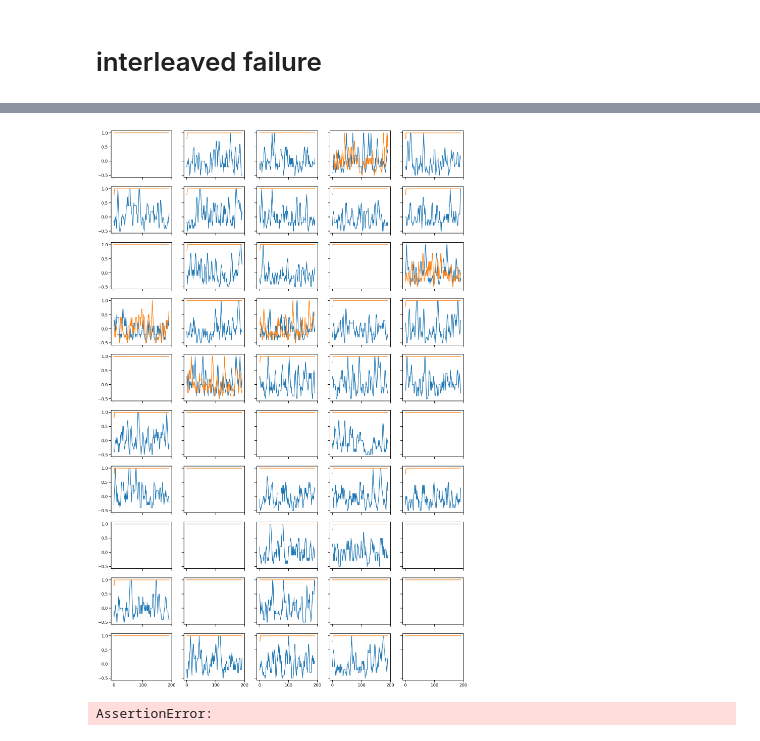
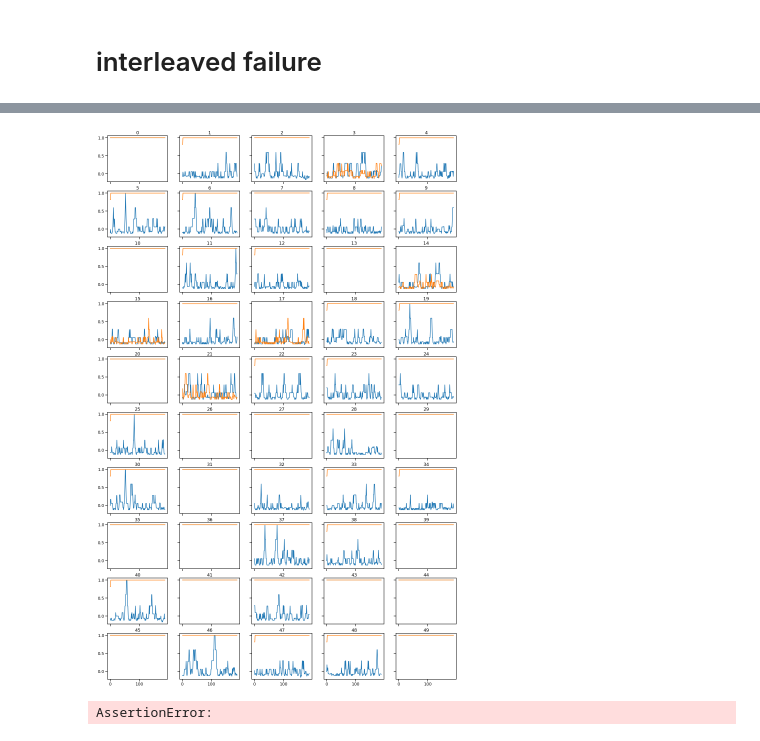
Before and after one commit to andrebeu/CSW, a Jupyter notebook: cswsem0621/single_model.ipynb, the cells around one changed output, grey strips where cells are left out. Cells and saved outputs as stored; diff of their text form; code cells hidden in the pictures.

```diff
--- a/cswsem0621/single_model.ipynb
+++ b/cswsem0621/single_model.ipynb
@@ -217,7 +217,7 @@ good LC2 N=16, good LC3 N=25, good LC 2&3 N=16
 ## manual inspect inference
 curr = 1
 for seed in range(20):
-  print('seed%i, LC2=',%(seed))
+  print('seed=%i, LC2=%s, LC3=%s'%(seed,goodLCI2[seed],goodLCI3[seed]))
   zt = exp_batch_data[curr][seed]['zt']
   st = exp_batch_data[curr][seed]['exp']
 
@@ -229,12 +229,10 @@ for seed in range(20):
           dtype='post')[curr][seed]
   xth = exp_batch_data[curr][seed]['xth'].argmax(-1)
 
-
-  for i in np.arange(83):
+  for t_ in np.arange(10):
 #   for i in np.arange(100):
 #   for i in np.arange(5):
-
-    print("t%.2i"%i,'z_h=',zt[i],'st=',st[i],'xth=',xth[i]
+    print("t%.2i"%t_,'z_h=',zt[t_],'st=',st[t_],'xth=',xth[t_]
   #        post[i,:,1],
   #        post[i,:,2]
          )
@@ -282,6 +280,7 @@ def calc_adjrand_bytime(exp_batch_data,curr_idx=0,window=200):
 # print(arscores_bytime.shape) # seeds, tstep, timebin
 # %%
 curr = 1
-arscores_bytime = calc_adjrand_bytime(exp_batch_data,curr_idx=curr,window=3)
+arscore_window = 10
+arscores_bytime = calc_adjrand_bytime(exp_batch_data,curr_idx=curr,window=arscore_window)
 print(arscores_bytime.shape) # seeds, tstep, timebin
 # %% [output]
@@ -290,12 +288,14 @@ print(arscores_bytime.shape) # seeds, tstep, timebin
 # %%
 fg,axar = plt.subplots(10,5,figsize=(25,40),sharex=True,sharey=True);axar=axar.reshape(-1)
 for tstep_idx in range(1,3):
   for sidx in range(len(arscores_bytime)):
     ax=axar[sidx]
+    ax.set_title(sidx)
     sar = arscores_bytime[sidx,tstep_idx,:]
-    ax.plot(movavg(sar,5))
+    ax.plot(sar)
+plt.savefig(figdir+'adjrand-bytime-steps2+3.png')
 # %% [output]
-[figure, old version]
+[figure, new version]
 # %%
 assert False
 # %% [output]
```
Also changed, not shown: parts of 2 cells of this notebook, 1 other file.
